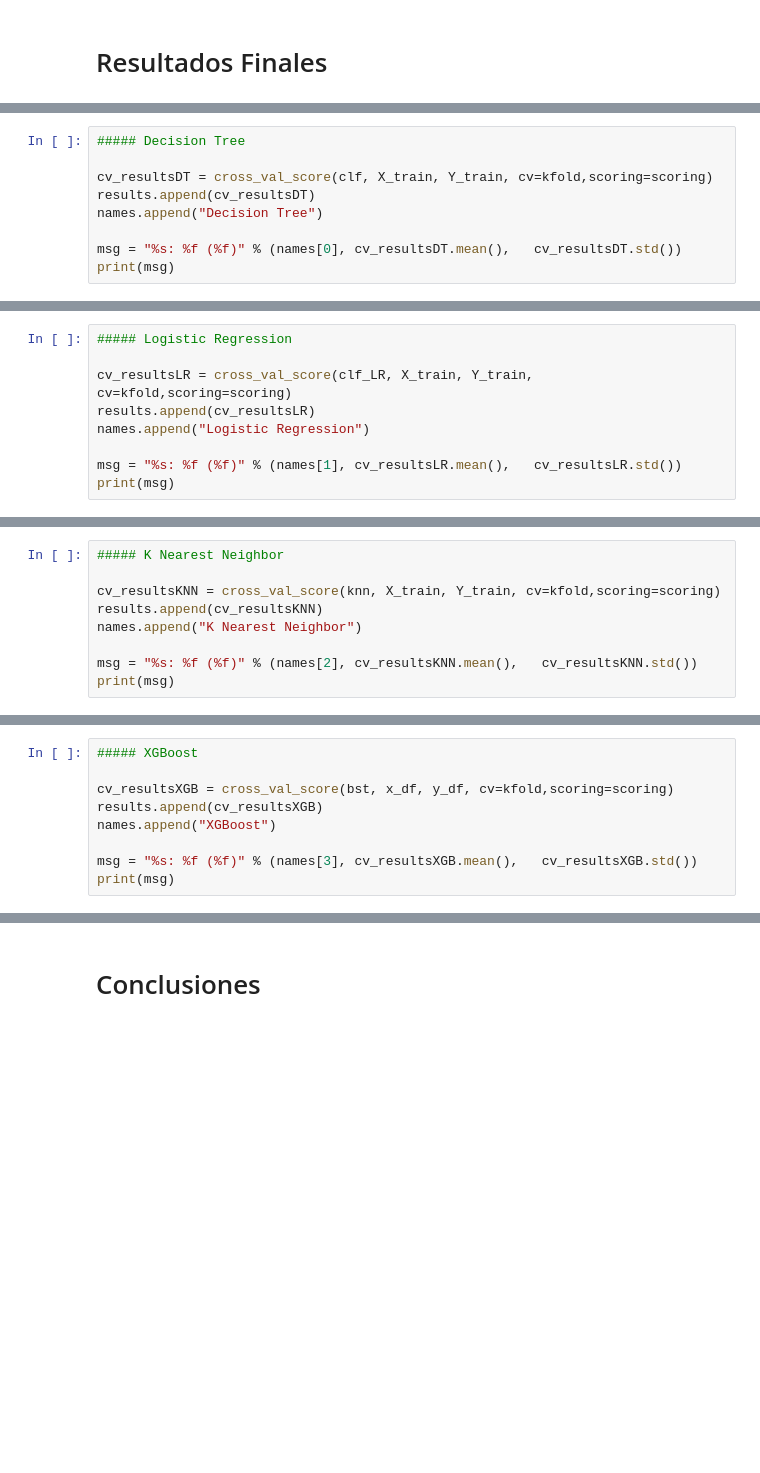
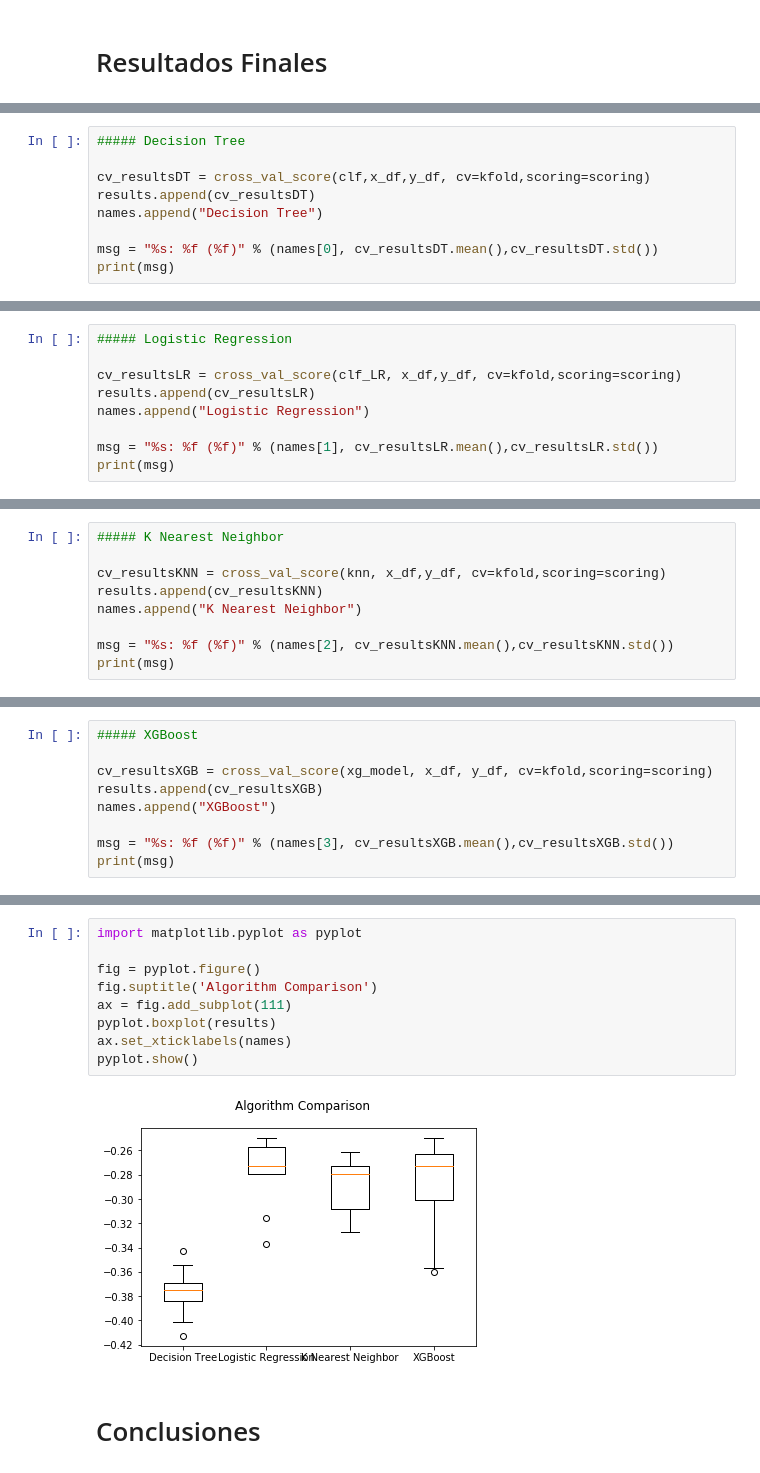
Before and after one commit to AbrahamG20/TPMachineLearning, a Jupyter notebook: TP_Machine_Learning.ipynb, the cells around one changed output, grey strips where cells are left out. Saved outputs shown, nothing was run; the diff lists cells and outputs as text; blank space fills up the shorter version.

Commit message:
Corrección XGBoost
Se cambió la implementación del modelo XGBoost y se compararon los 4 modelos utilizados en el trabajo

```diff
--- a/TP_Machine_Learning.ipynb
+++ b/TP_Machine_Learning.ipynb
@@ -582,10 +530,10 @@ kfold = KFold(n_splits=num_folds, random_state=1)
 # %%
 ##### Decision Tree
 
-cv_resultsDT = cross_val_score(clf, X_train, Y_train, cv=kfold,scoring=scoring)
+cv_resultsDT = cross_val_score(clf,x_df,y_df, cv=kfold,scoring=scoring)
 results.append(cv_resultsDT)
 names.append("Decision Tree")
 
-msg = "%s: %f (%f)" % (names[0], cv_resultsDT.mean(),   cv_resultsDT.std())
+msg = "%s: %f (%f)" % (names[0], cv_resultsDT.mean(),cv_resultsDT.std())
 print(msg)
 # %% [output]
@@ -593,10 +541,10 @@ Decision Tree: -0.359558 (0.027896)
 # %%
 ##### Logistic Regression
 
-cv_resultsLR = cross_val_score(clf_LR, X_train, Y_train, cv=kfold,scoring=scoring)
+cv_resultsLR = cross_val_score(clf_LR, x_df,y_df, cv=kfold,scoring=scoring)
 results.append(cv_resultsLR)
 names.append("Logistic Regression")
 
-msg = "%s: %f (%f)" % (names[1], cv_resultsLR.mean(),   cv_resultsLR.std())
+msg = "%s: %f (%f)" % (names[1], cv_resultsLR.mean(),cv_resultsLR.std())
 print(msg)
 # %% [output]
@@ -604,10 +552,10 @@ Logistic Regression: -0.278049 (0.023099)
 # %%
 ##### K Nearest Neighbor
 
-cv_resultsKNN = cross_val_score(knn, X_train, Y_train, cv=kfold,scoring=scoring)
+cv_resultsKNN = cross_val_score(knn, x_df,y_df, cv=kfold,scoring=scoring)
 results.append(cv_resultsKNN)
 names.append("K Nearest Neighbor")
 
-msg = "%s: %f (%f)" % (names[2], cv_resultsKNN.mean(),   cv_resultsKNN.std())
+msg = "%s: %f (%f)" % (names[2], cv_resultsKNN.mean(),cv_resultsKNN.std())
 print(msg)
 # %% [output]
@@ -615,10 +563,10 @@ K Nearest Neighbor: -0.274368 (0.018801)
 # %%
 ##### XGBoost
 
-cv_resultsXGB = cross_val_score(bst, x_df, y_df, cv=kfold,scoring=scoring)
+cv_resultsXGB = cross_val_score(xg_model, x_df, y_df, cv=kfold,scoring=scoring)
 results.append(cv_resultsXGB)
 names.append("XGBoost")
 
-msg = "%s: %f (%f)" % (names[3], cv_resultsXGB.mean(),   cv_resultsXGB.std())
+msg = "%s: %f (%f)" % (names[3], cv_resultsXGB.mean(),cv_resultsXGB.std())
 print(msg)
 # %% [output]
@@ -626,2 +590,13 @@ TypeError: estimator should be an estimator implementing &#39;fit&#39; method, &
+# %%
+import matplotlib.pyplot as pyplot
+
+fig = pyplot.figure()
+fig.suptitle('Algorithm Comparison')
+ax = fig.add_subplot(111)
+pyplot.boxplot(results)
+ax.set_xticklabels(names)
+pyplot.show()
+# %% [output]
+[figure, added]
 # %% [markdown]
 # Conclusiones
```
Also changed, not shown: parts of 28 cells of this notebook.
